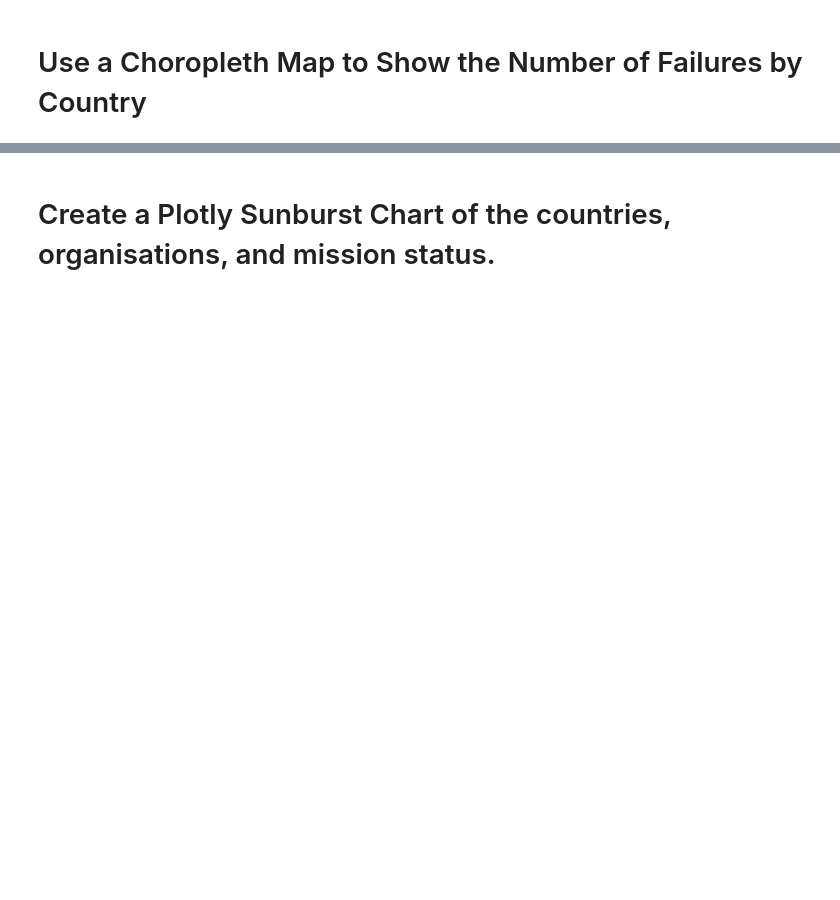
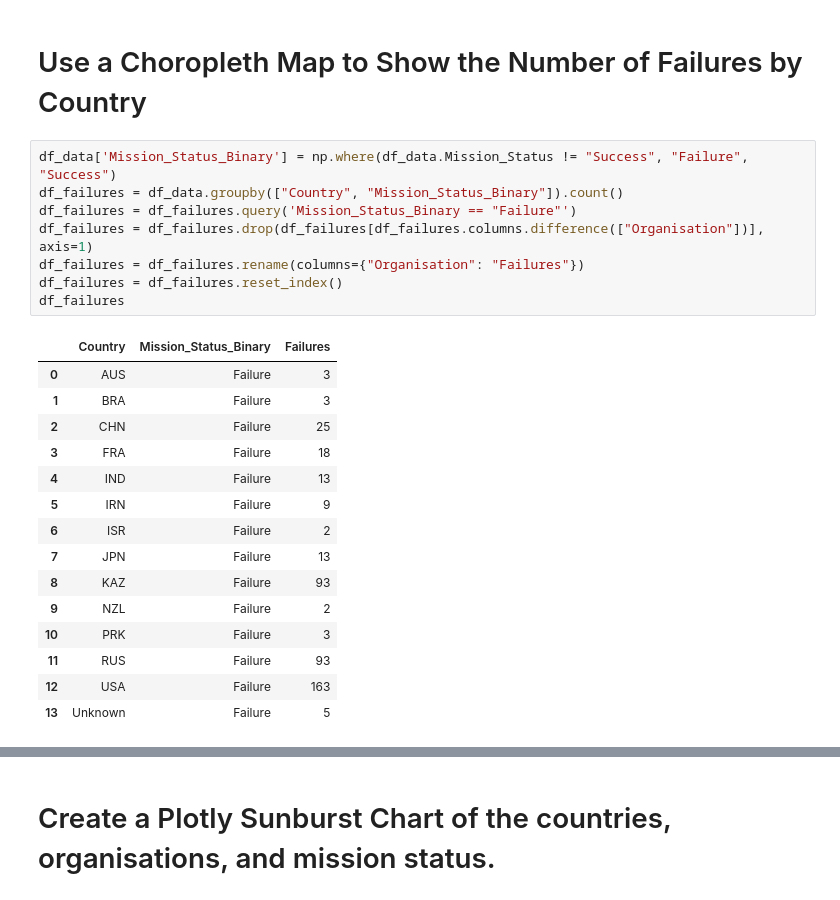
Before and after one commit to Tanguy9862/Python-Project, a Jupyter notebook: 01. Data Science/00. Space Race/Space_Missions_Analysis_(start).ipynb, the cells around one changed output, grey strips where cells are left out. Cells and saved outputs as stored; diff of their text form; blank space fills up the shorter version.

```diff
--- a/01. Data Science/00. Space Race/Space_Missions_Analysis_(start).ipynb
+++ b/01. Data Science/00. Space Race/Space_Missions_Analysis_(start).ipynb
@@ -270,2 +369,26 @@ df_data['Country'] = df_data['Location'].str.split(" ").str[-1]
 # %% [markdown]
 # Use a Choropleth Map to Show the Number of Failures by Country
+# %%
+df_data['Mission_Status_Binary'] = np.where(df_data.Mission_Status != "Success", "Failure", "Success")
+df_failures = df_data.groupby(["Country", "Mission_Status_Binary"]).count()
+df_failures = df_failures.query('Mission_Status_Binary == "Failure"')
+df_failures = df_failures.drop(df_failures[df_failures.columns.difference(["Organisation"])], axis=1)
+df_failures = df_failures.rename(columns={"Organisation": "Failures"})
+df_failures = df_failures.reset_index()
+df_failures
+# %% [output]
+|  | Country | Mission_Status_Binary | Failures |
+| 0 | AUS | Failure | 3 |
+| 1 | BRA | Failure | 3 |
+| 2 | CHN | Failure | 25 |
+| 3 | FRA | Failure | 18 |
+| 4 | IND | Failure | 13 |
+| 5 | IRN | Failure | 9 |
+| 6 | ISR | Failure | 2 |
+| 7 | JPN | Failure | 13 |
+| 8 | KAZ | Failure | 93 |
+| 9 | NZL | Failure | 2 |
+| 10 | PRK | Failure | 3 |
+| 11 | RUS | Failure | 93 |
+| 12 | USA | Failure | 163 |
+| 13 | Unknown | Failure | 5 |
```
Also changed, not shown: parts of 16 cells of this notebook.
